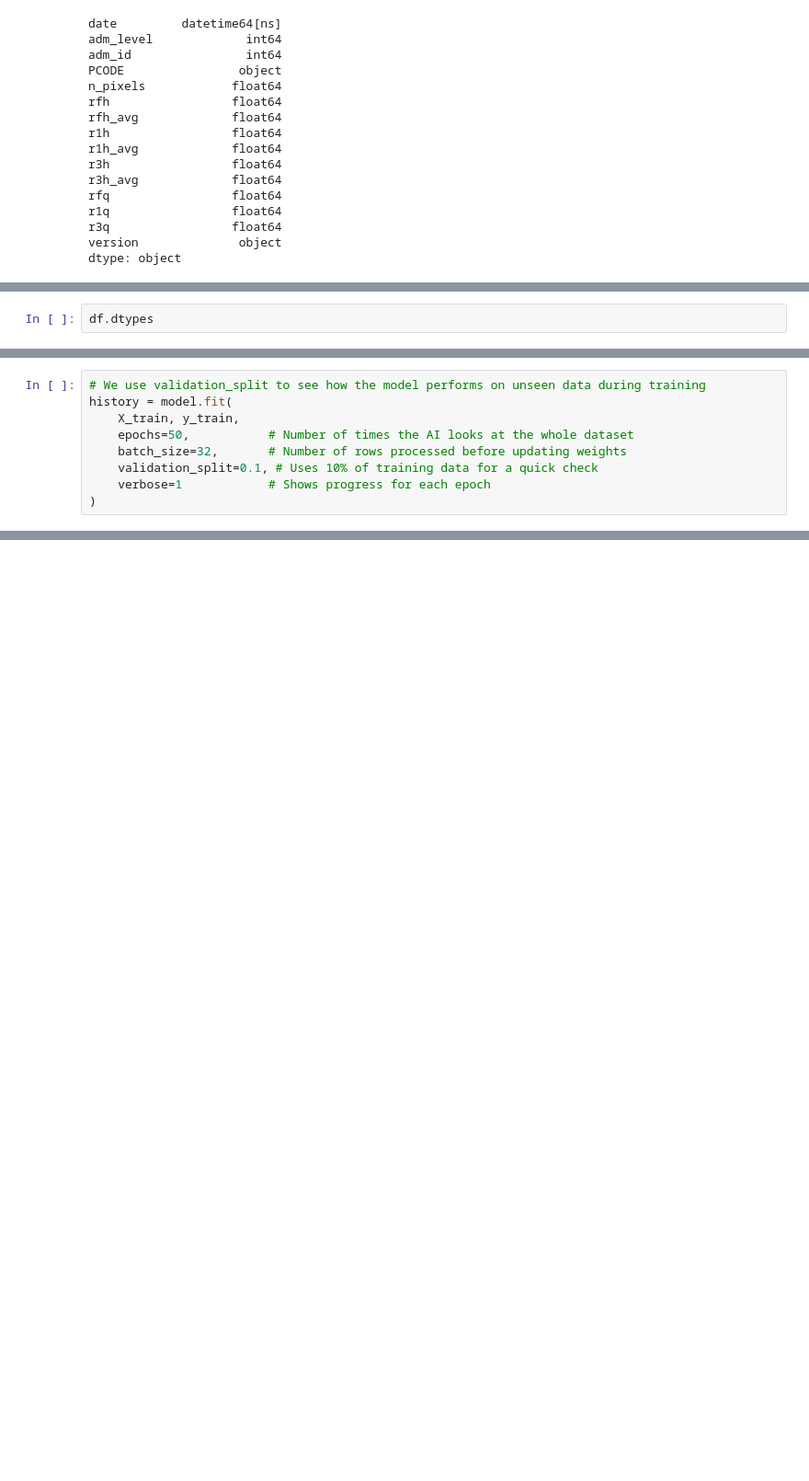
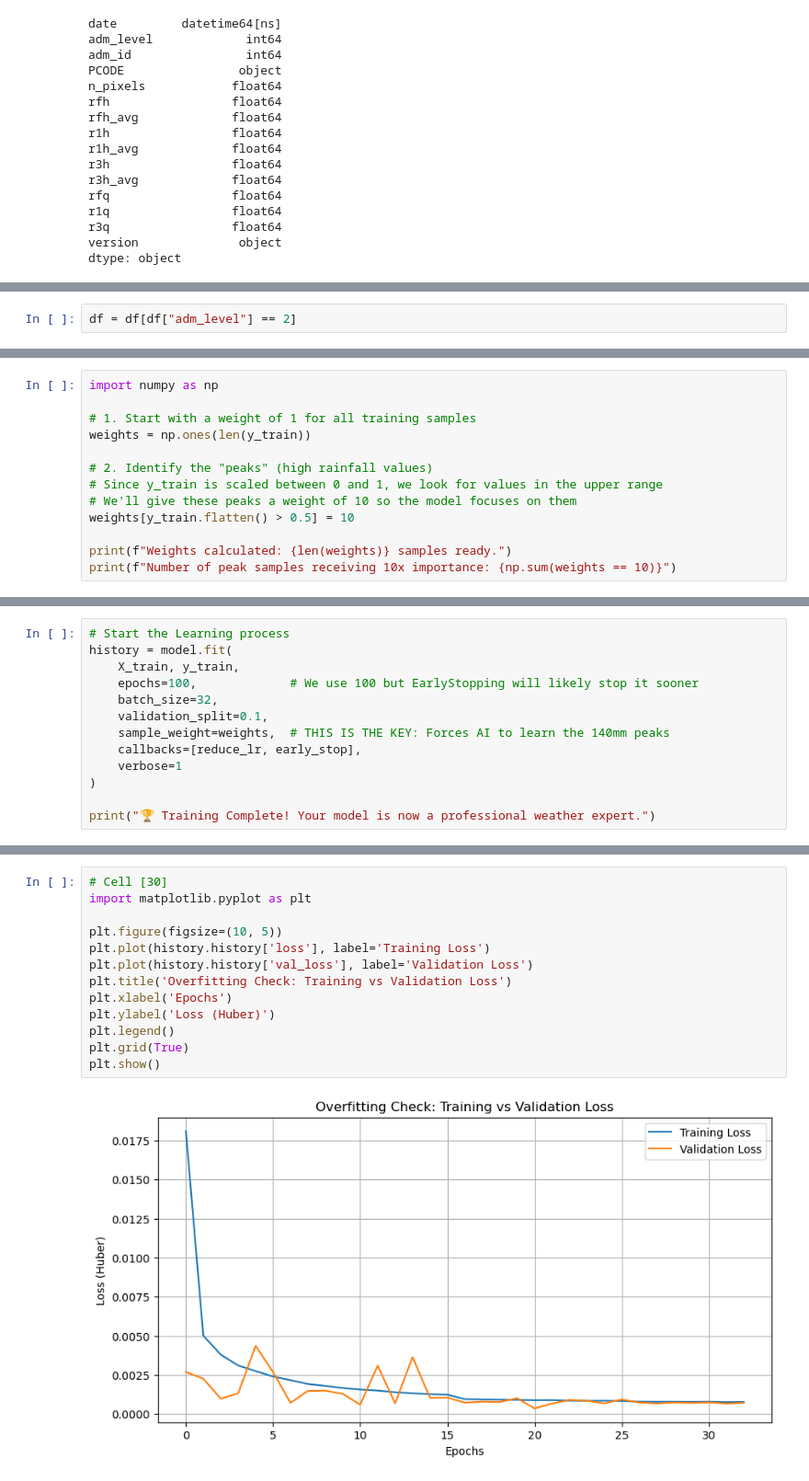
Before and after one commit to demirewu-manidefro/Rainfall, a Jupyter notebook: rainfall_prediction.ipynb, the cells around one changed output, grey strips where cells are left out. Shown at 92% size. Saved outputs shown, nothing was run; the diff lists cells and outputs as text; blank space fills up the shorter version.

```diff
--- a/rainfall_prediction.ipynb
+++ b/rainfall_prediction.ipynb
@@ -108,2 +106,2 @@ df = df.drop(columns=['PCODE', 'version'])
 # %%
-df.dtypes
+df = df[df["adm_level"] == 2]
@@ -226,0 +319,13 @@ Model: "sequential"
+# %%
+import numpy as np
+
+# 1. Start with a weight of 1 for all training samples
+weights = np.ones(len(y_train))
+
+# 2. Identify the "peaks" (high rainfall values)
+# Since y_train is scaled between 0 and 1, we look for values in the upper range
+# We'll give these peaks a weight of 10 so the model focuses on them
+weights[y_train.flatten() > 0.5] = 10
+
+print(f"Weights calculated: {len(weights)} samples ready.")
+print(f"Number of peak samples receiving 10x importance: {np.sum(weights == 10)}")
@@ -227,10 +335,14 @@ Model: "sequential"
 # %%
-# We use validation_split to see how the model performs on unseen data during training
+# Start the Learning process
 history = model.fit(
     X_train, y_train,
-    epochs=50,           # Number of times the AI looks at the whole dataset
-    batch_size=32,       # Number of rows processed before updating weights
-    validation_split=0.1, # Uses 10% of training data for a quick check
-    verbose=1            # Shows progress for each epoch
+    epochs=100,             # We use 100 but EarlyStopping will likely stop it sooner
+    batch_size=32,
+    validation_split=0.1,
+    sample_weight=weights,  # THIS IS THE KEY: Forces AI to learn the 140mm peaks
+    callbacks=[reduce_lr, early_stop],
+    verbose=1
 )
+
+print("🏆 Training Complete! Your model is now a professional weather expert.")
 # %% [output]
@@ -312,0 +366,15 @@ Success! Download these 3 files for your web app:
+# %%
+# Cell [30]
+import matplotlib.pyplot as plt
+
+plt.figure(figsize=(10, 5))
+plt.plot(history.history['loss'], label='Training Loss')
+plt.plot(history.history['val_loss'], label='Validation Loss')
+plt.title('Overfitting Check: Training vs Validation Loss')
+plt.xlabel('Epochs')
+plt.ylabel('Loss (Huber)')
+plt.legend()
+plt.grid(True)
+plt.show()
+# %% [output]
+[figure, added]
```
Also changed, not shown: parts of 25 cells of this notebook.
